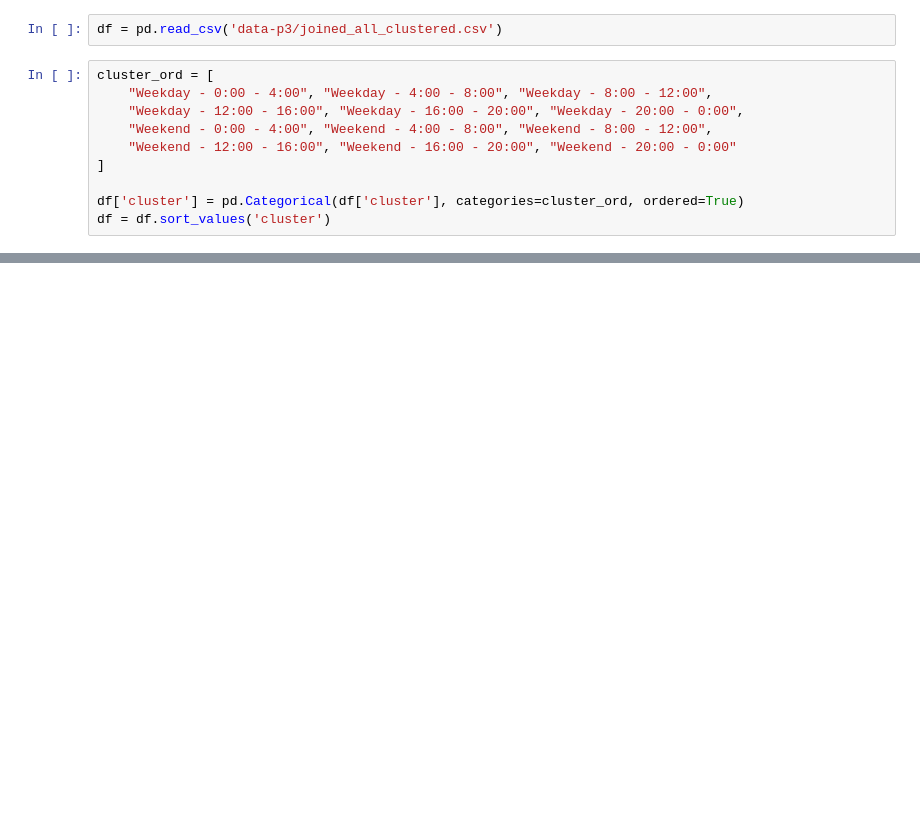
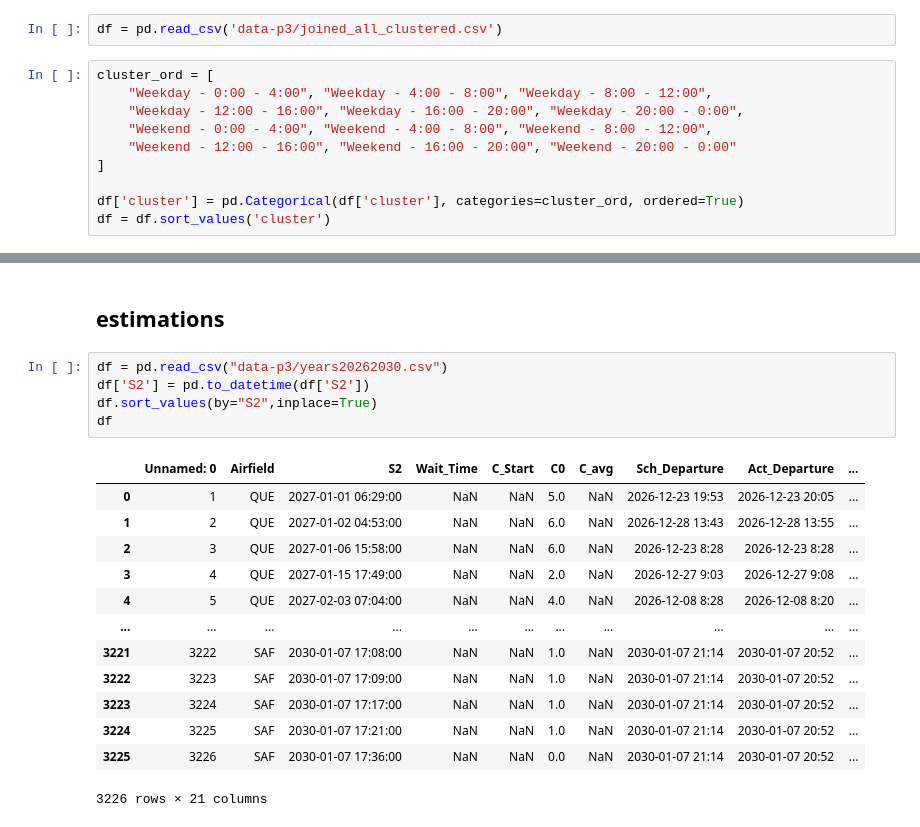
Before and after one commit to mairihallman/MAT-4376E-F24, a Jupyter notebook: 3-queueing-systems/regression.ipynb, the cells around one changed output, grey strips where cells are left out. Drawn from its saved outputs; the diff is of its cells as text; blank space fills up the shorter version.

```diff
--- a/3-queueing-systems/regression.ipynb
+++ b/3-queueing-systems/regression.ipynb
@@ -129,0 +129,21 @@ df_qos
+# %% [markdown]
+## estimations
+# %%
+df = pd.read_csv("data-p3/years20262030.csv")
+df['S2'] = pd.to_datetime(df['S2'])
+df.sort_values(by="S2",inplace=True)
+df
+# %% [output]
+|  | Unnamed: 0 | Airfield | S2 | Wait_Time | C_Start | C0 | C_avg | Sch_Departure | Act_Departure | ... |
+| 0 | 1 | QUE | 2027-01-01 06:29:00 | NaN | NaN | 5.0 | NaN | 2026-12-23 19:53 | 2026-12-23 20:05 | ... |
+| 1 | 2 | QUE | 2027-01-02 04:53:00 | NaN | NaN | 6.0 | NaN | 2026-12-28 13:43 | 2026-12-28 13:55 | ... |
+| 2 | 3 | QUE | 2027-01-06 15:58:00 | NaN | NaN | 6.0 | NaN | 2026-12-23 8:28 | 2026-12-23 8:28 | ... |
+| 3 | 4 | QUE | 2027-01-15 17:49:00 | NaN | NaN | 2.0 | NaN | 2026-12-27 9:03 | 2026-12-27 9:08 | ... |
+| 4 | 5 | QUE | 2027-02-03 07:04:00 | NaN | NaN | 4.0 | NaN | 2026-12-08 8:28 | 2026-12-08 8:20 | ... |
+| ... | ... | ... | ... | ... | ... | ... | ... | ... | ... | ... |
+| 3221 | 3222 | SAF | 2030-01-07 17:08:00 | NaN | NaN | 1.0 | NaN | 2030-01-07 21:14 | 2030-01-07 20:52 | ... |
+| 3222 | 3223 | SAF | 2030-01-07 17:09:00 | NaN | NaN | 1.0 | NaN | 2030-01-07 21:14 | 2030-01-07 20:52 | ... |
+| 3223 | 3224 | SAF | 2030-01-07 17:17:00 | NaN | NaN | 1.0 | NaN | 2030-01-07 21:14 | 2030-01-07 20:52 | ... |
+| 3224 | 3225 | SAF | 2030-01-07 17:21:00 | NaN | NaN | 1.0 | NaN | 2030-01-07 21:14 | 2030-01-07 20:52 | ... |
+| 3225 | 3226 | SAF | 2030-01-07 17:36:00 | NaN | NaN | 0.0 | NaN | 2030-01-07 21:14 | 2030-01-07 20:52 | ... |
+3226 rows × 21 columns
```
Also changed, not shown: parts of 17 cells of this notebook, 5 other files.
